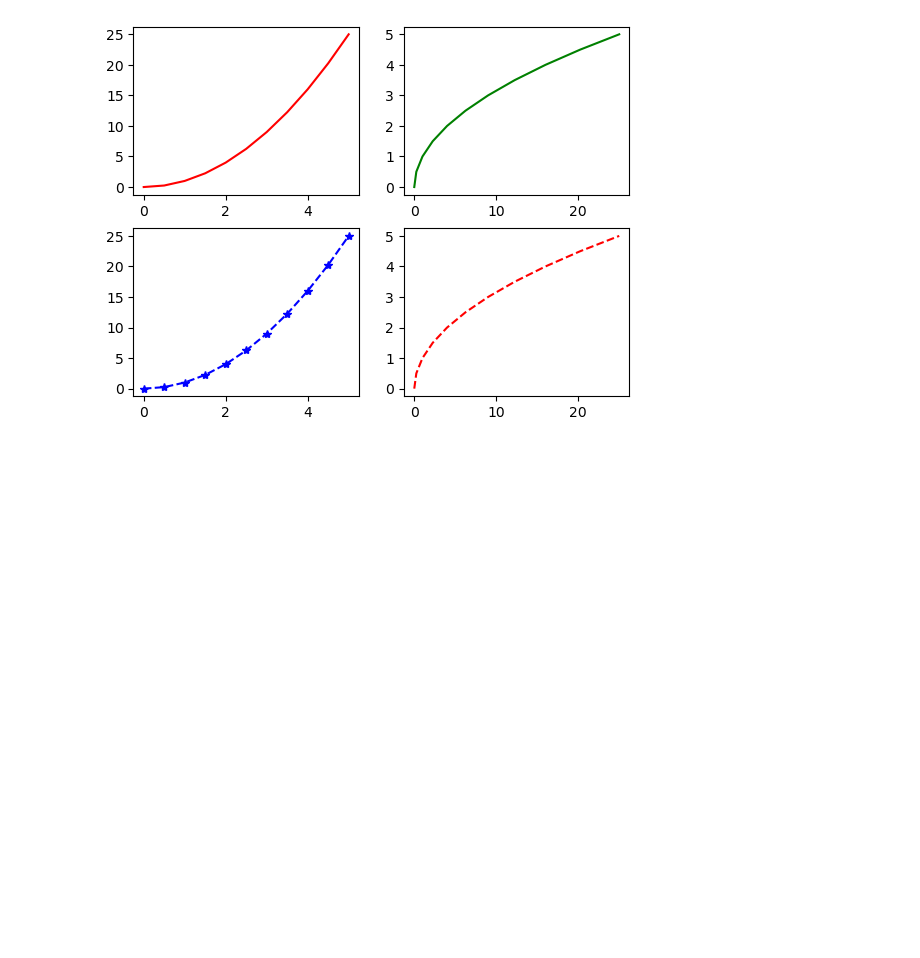
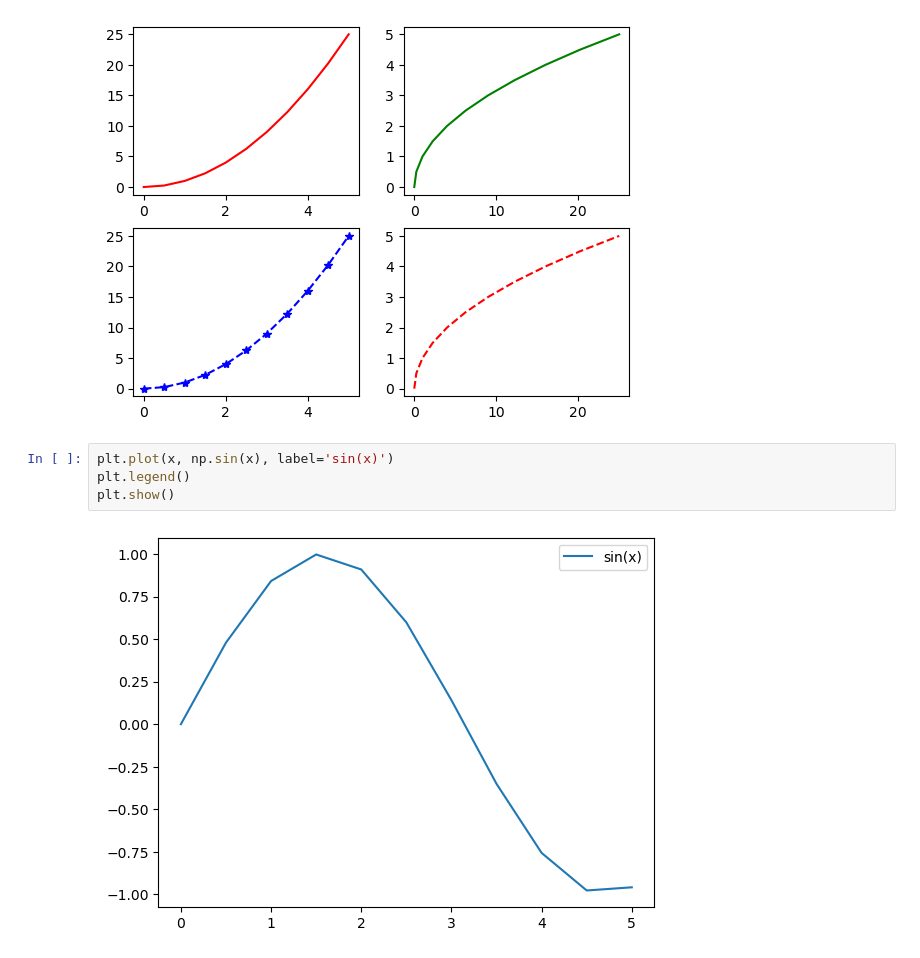
Before and after one commit to SiddheshDaphane/Python-for-data-science-and-machine-learning, a Jupyter notebook: 4. Matplotlib.ipynb, the cells around one changed output. Drawn from its saved outputs; the diff is of its cells as text; blank space fills up the shorter version.

```diff
--- a/4. Matplotlib.ipynb
+++ b/4. Matplotlib.ipynb
@@ -76,3 +76,9 @@ plt.plot(y,x,'r--')
 # %% [output]
 [<matplotlib.lines.Line2D at 0x...>]
 [figure]
+# %%
+plt.plot(x, np.sin(x), label='sin(x)')
+plt.legend()
+plt.show()
+# %% [output]
+[figure, added]
```
